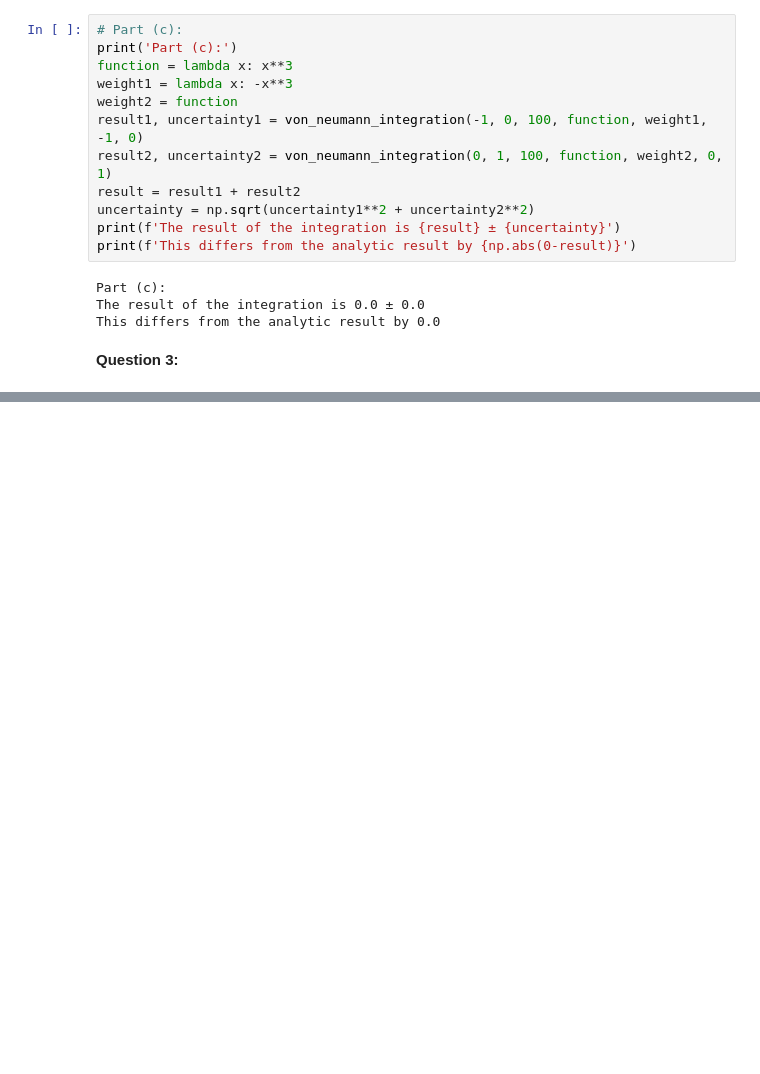
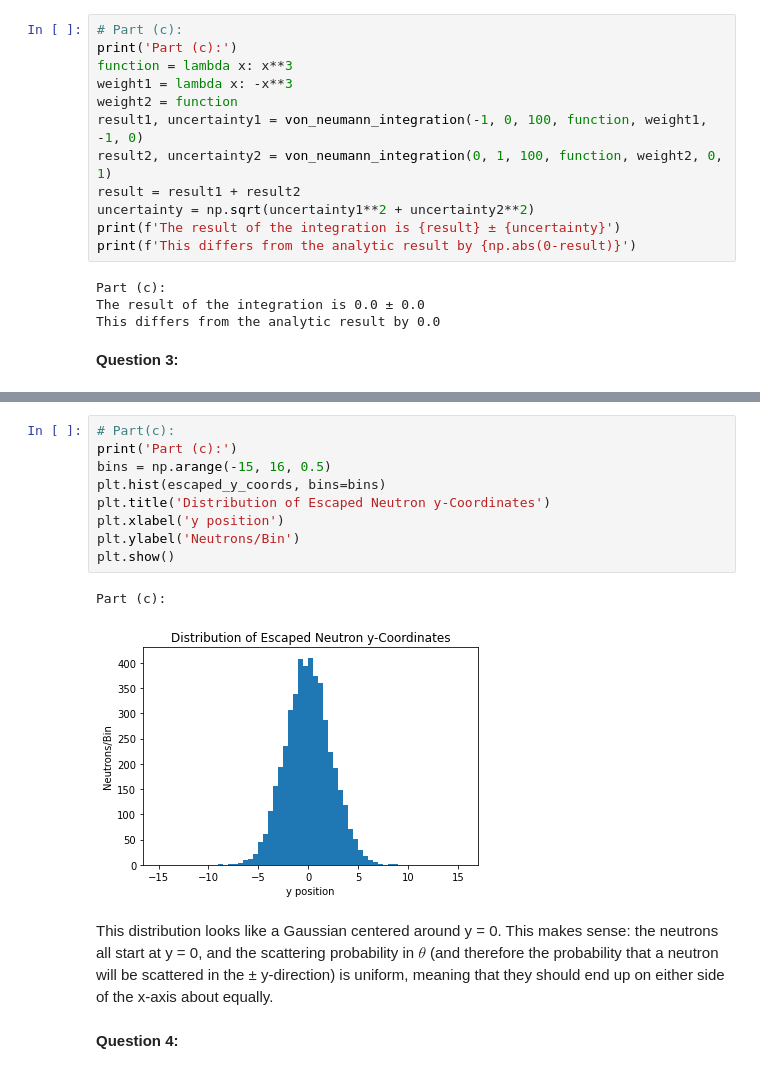
Before and after one commit to JSheare/Computational-Physics, a Jupyter notebook: Exercise Set 3.ipynb, the cells around one changed output, grey strips where cells are left out. Saved outputs shown, nothing was run; the diff lists cells and outputs as text; blank space fills up the shorter version.

```diff
--- a/Exercise Set 3.ipynb
+++ b/Exercise Set 3.ipynb
@@ -266,0 +340,16 @@ This differs from the analytic result by 0.0
+# %%
+# Part(c):
+print('Part (c):')
+bins = np.arange(-15, 16, 0.5)
+plt.hist(escaped_y_coords, bins=bins)
+plt.title('Distribution of Escaped Neutron y-Coordinates')
+plt.xlabel('y position')
+plt.ylabel('Neutrons/Bin')
+plt.show()
+# %% [output]
+Part (c):
+[figure, added]
+# %% [markdown]
+This distribution looks like a Gaussian centered around y = 0. This makes sense: the neutrons all start at y = 0, and the scattering probability in $\theta$ (and therefore the probability that a neutron will be scattered in the ± y-direction) is uniform, meaning that they should end up on either side of the x-axis about equally.
+# %% [markdown]
+**Question 4:**
```
Also changed, not shown: parts of 3 cells of this notebook.
